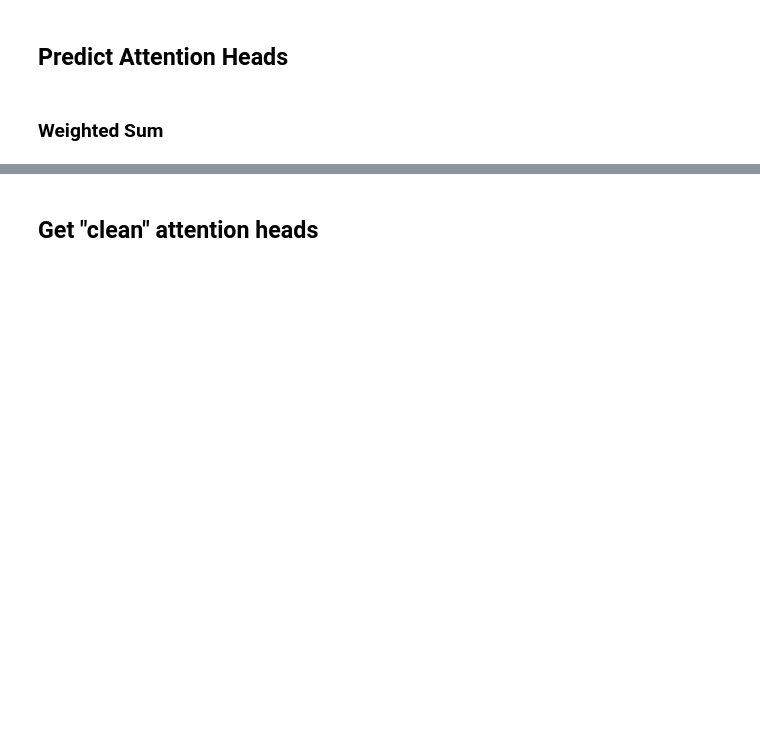
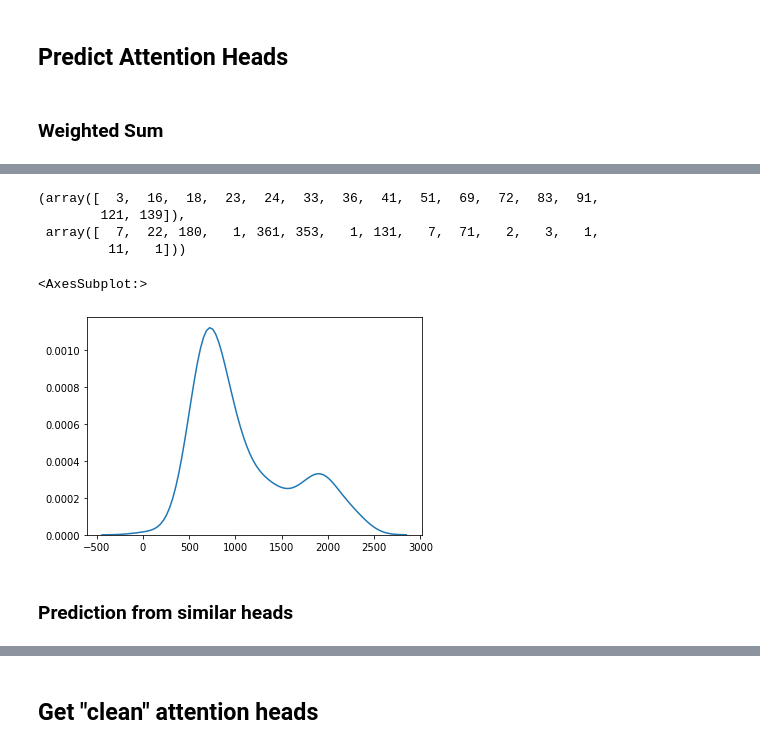
Before and after one commit to dar-tau/advanced-nlp-2020, a Jupyter notebook: attentions.ipynb, the cells around one changed output, grey strips where cells are left out. Saved outputs shown, nothing was run; the diff lists cells and outputs as text; code cells hidden in the pictures; blank space fills up the shorter version.

```diff
--- a/attentions.ipynb
+++ b/attentions.ipynb
@@ -88,6 +122,14 @@ target_memmap = np.memmap("target.memmap", dtype = 'float32', shape = (100, 24,
 # %% [markdown]
 ## Functions
 # %%
+def maskify(vect):
+    a = np.concatenate(list(map(lambda x: list(zip(itertools.repeat(x[0]), x[1])), list(enumerate(vect)))))
+    return list(zip(*a.tolist()))
+
+def topk(a, k):
+    assert(len(a.shape) == 2)
+    return np.argsort(a, axis = -1)[:, -k:][:, ::-1]
+
 def _getAttentionsReshaped(outputs, wordsToTokens = None, layerwise = False, reshape = True):
     attentions_ = outputs[-1]#.attentions # (n_layers, batch, n_heads, N, N) TODO: Verify!
     attentions = torch.stack(attentions_).permute(0, 2, 1, 3, 4)
@@ -252,0 +365,7 @@ Epoch 6
+# %%
+np.unique(topk(sim_arr.T, 3).ravel(), return_counts=True)
+# %% [output]
+(array([  3,  16,  18,  23,  24,  33,  36,  41,  51,  69,  72,  83,  91,
+        121, 139]),
+ array([  7,  22, 180,   1, 361, 353,   1, 131,   7,  71,   2,   3,   1,
+         11,   1]))
@@ -252,0 +378,7 @@ Epoch 6
+# %%
+sns.kdeplot(sim_arr.T[np.arange(sim_arr.T.shape[0]), topk(-sim_arr.T, 1)[:, 0]])
+# %% [output]
+<AxesSubplot:>
+[figure, added]
+# %% [markdown]
+### Prediction from similar heads
```
Also changed, not shown: parts of 19 cells of this notebook, 1 other file.
